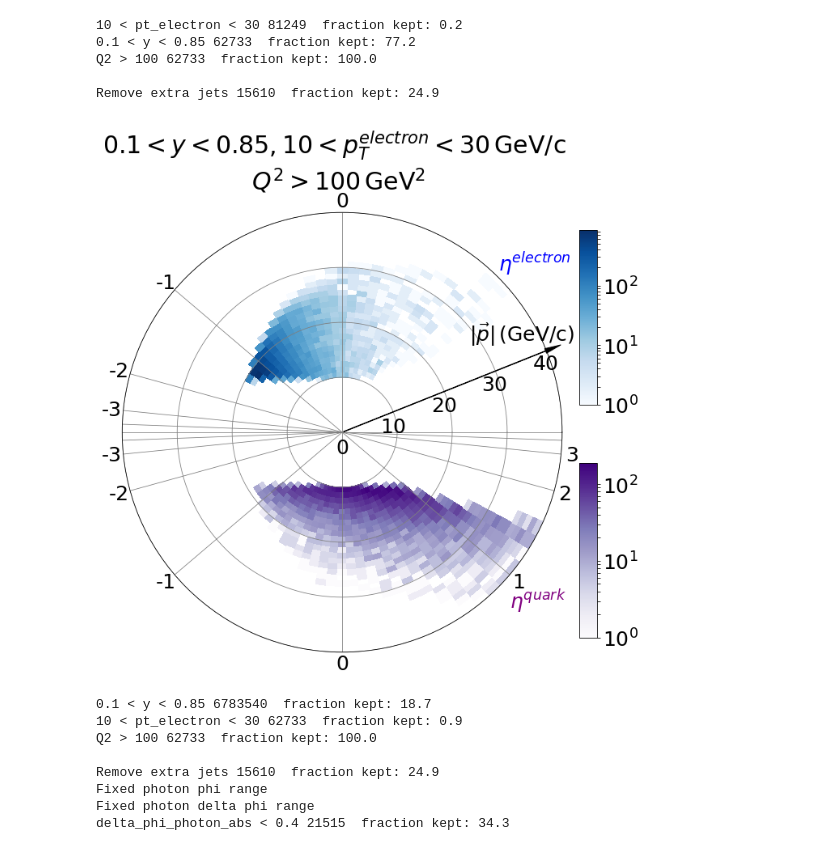
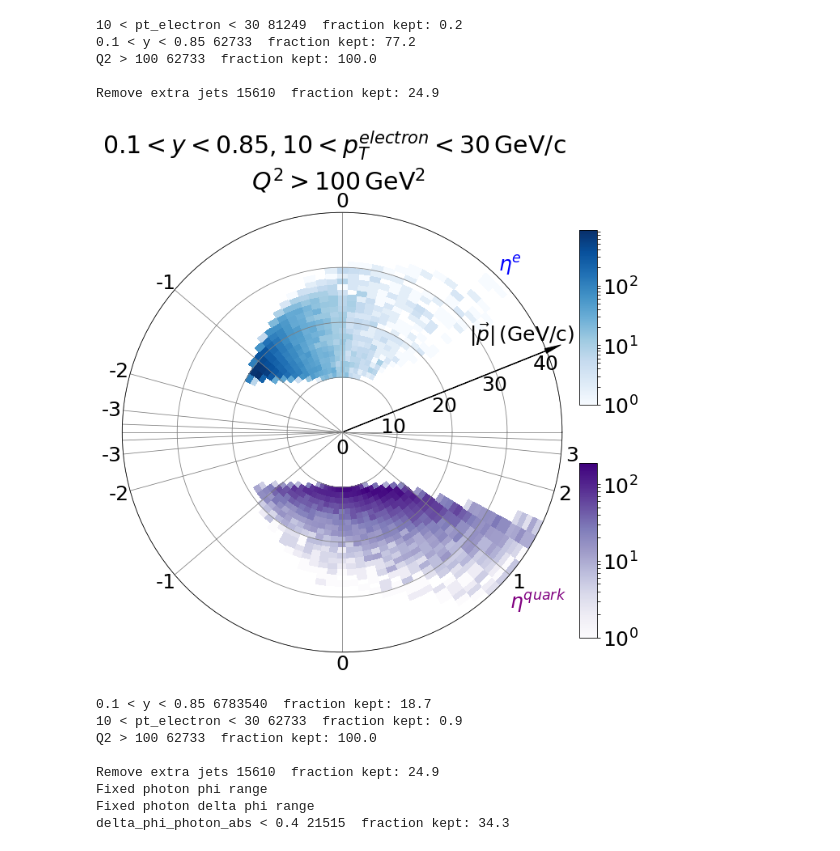
Before and after one commit to y-song/notebooks, a Jupyter notebook: figures_in_paper.ipynb, the cells around one changed output. Saved outputs shown, nothing was run; the diff lists cells and outputs as text; code cells hidden in the pictures.

```diff
--- a/figures_in_paper.ipynb
+++ b/figures_in_paper.ipynb
@@ -582,33 +335,33 @@ Remove extra jets 15610  fraction kept: 24.9
 # %%
 fig = plt.figure(figsize=(10,10))
 
 ax1 = fig.add_subplot(111, polar=True)
 
 r_edges = np.linspace(0, nr, nr + 1)
 theta_edges = np.linspace(0, 2*np.pi, ntheta + 1)
 H_e = plt.hist2d(q['p_electron'], q['theta_electron'], [r_edges, theta_edges])[0]
 H_q = plt.hist2d(q['p_quark'], q['theta_quark_neg'], [r_edges, theta_edges])[0]
 ax1.cla()
 
 Theta, R = np.meshgrid(theta_edges, r_edges)
 im_e = ax1.pcolormesh(Theta, R, H_e, cmap='Blues', norm=LogNorm())
 im_q = ax1.pcolormesh(Theta, R, H_q, cmap='Purples', norm=LogNorm())
 ax1.set_rgrids(radii, labels=r_labels, fontsize=25)
 ax1.set_thetagrids(angles, labels=eta_labels, fontsize=25)
 ax1.grid(color='grey')
 cbar_e = fig.colorbar(im_e, shrink=0.7, pad=0.01, cax=plt.axes([0.92, 0.55, 0.03, 0.3]))
 cbar_e.ax.tick_params(labelsize=25)
 cbar_q = fig.colorbar(im_q, shrink=0.7, pad=0.01, cax=plt.axes([0.92, 0.15, 0.03, 0.3]))
 cbar_q.ax.tick_params(labelsize=25)
-fig.text(0.78,0.78,'$\eta^{electron}$',fontsize=25, color='b')
+fig.text(0.78,0.78,'$\eta^{e}$',fontsize=25, color='b')
 fig.text(0.8,0.2,'$\eta^{quark}$',fontsize=25, color='purple')
 ax1.annotate('', xy=(1,0.7), xycoords='axes fraction', xytext=(0.5,0.5),
     arrowprops=dict(arrowstyle="Simple,tail_width=0.05,head_width=0.6,head_length=2", color='k'))
 fig.text(0.73,0.66, r'$|\vec{p}| \, \mathrm{(GeV/c)}$',fontsize=25, color='k')
 fig.suptitle('$0.1 < y < 0.85, 10 < p_T^{electron} < 30 \, \mathrm{GeV/c}$ \n $Q^2 > 100 \, \mathrm{GeV^2}$', fontsize=30, y=1.03)
 fig.savefig('images/polar_quark_1.pdf', bbox_inches='tight')
 # %% [output]
-[figure, old version]
+[figure, new version]
 # %%
 jj = applyCut(aj, 'y > 0.1 and y < 0.85', '0.1 < y < 0.85')
 jj = applyCut(jj, '10 < pt_electron < 30', '10 < pt_electron < 30')
```
Also changed, not shown: parts of 70 cells of this notebook.
